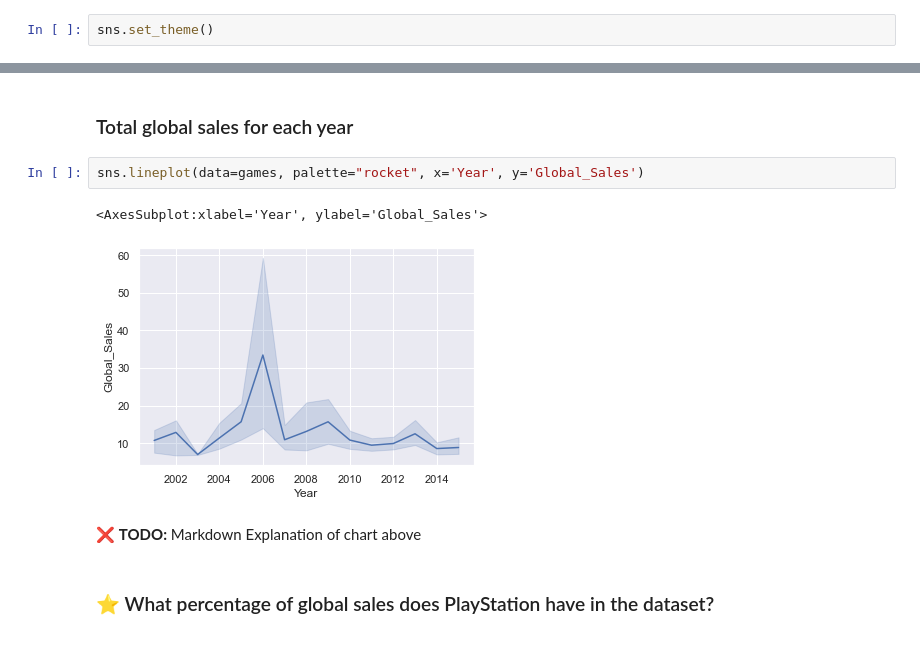
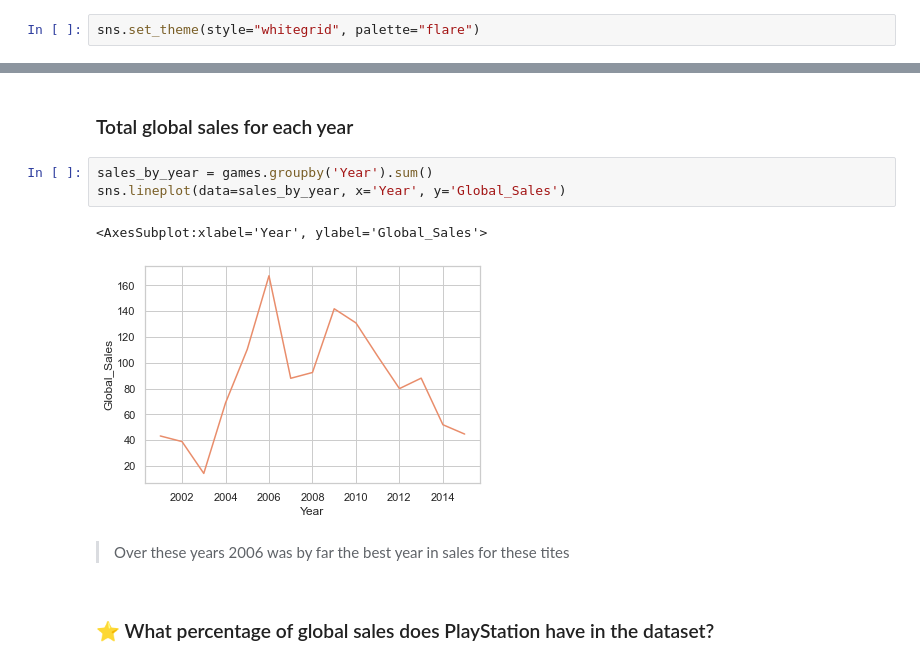
Before and after one commit to rohald89/video-game-sales, a Jupyter notebook: VideoGameDataViz.ipynb, the cells around one changed output, grey strips where cells are left out. Saved outputs shown, nothing was run; the diff lists cells and outputs as text.

```diff
--- a/VideoGameDataViz.ipynb
+++ b/VideoGameDataViz.ipynb
@@ -10,5 +9,5 @@ import pandas as pd
 # %%
-sns.set_theme()
+sns.set_theme(style="whitegrid", palette="flare")
 # %%
 games = pd.read_csv('top100videogamesales.csv')
 games.head()
@@ -24,11 +23,12 @@ games.head()
 # %% [markdown]
 ### Total global sales for each year
 # %%
-sns.lineplot(data=games, palette="rocket", x='Year', y='Global_Sales')
+sales_by_year = games.groupby('Year').sum()
+sns.lineplot(data=sales_by_year, x='Year', y='Global_Sales')
 # %% [output]
 <AxesSubplot:xlabel='Year', ylabel='Global_Sales'>
-[figure, old version]
+[figure, new version]
 # %% [markdown]
-❌ __TODO:__ Markdown Explanation of chart above
+> Over these years 2006 was by far the best year in sales for these tites
 # %% [markdown]
 ### ⭐ What percentage of global sales does PlayStation have in the dataset?
```
Also changed, not shown: parts of 25 cells of this notebook.
